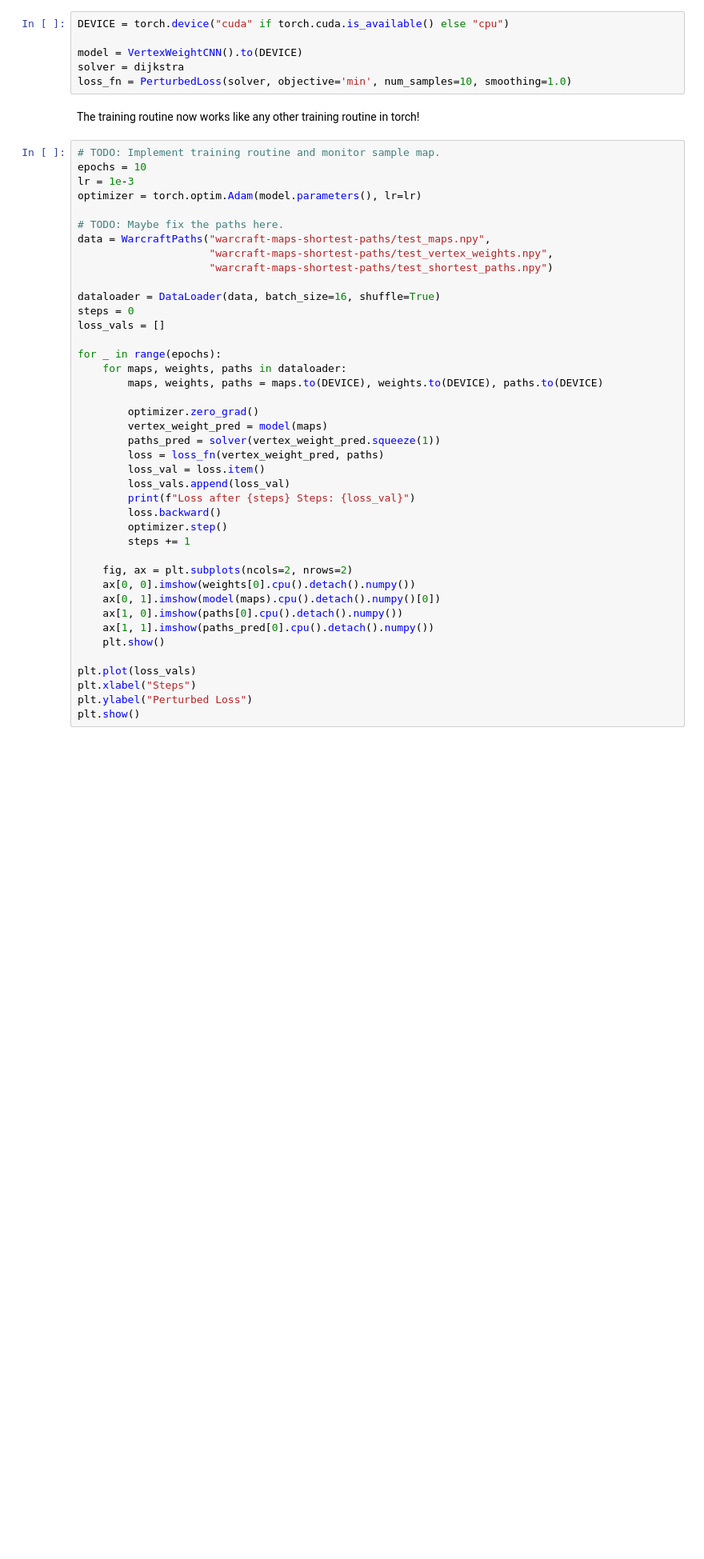
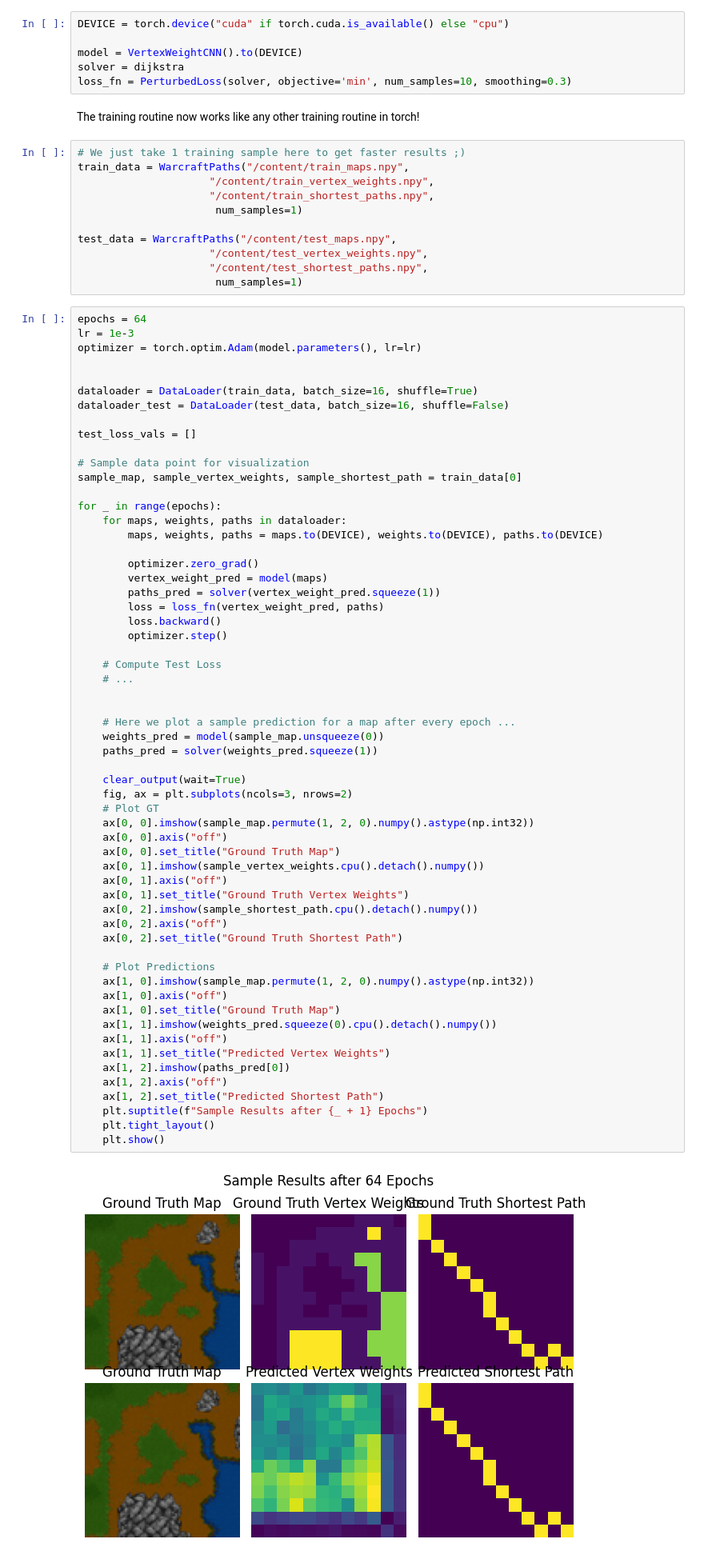
Before and after one commit to fekonrad/CombOptLayer, a Jupyter notebook: Demo/COptLayer_Warcraft_Demo.ipynb, the cells around one changed output. Shown: that part at 80% size. Saved outputs shown, nothing was run; the diff lists cells and outputs as text; blank space fills up the shorter version.

```diff
--- a/Demo/COptLayer_Warcraft_Demo.ipynb
+++ b/Demo/COptLayer_Warcraft_Demo.ipynb
@@ -195,47 +261,78 @@ DEVICE = torch.device("cuda" if torch.cuda.is_available() else "cpu")
 
 model = VertexWeightCNN().to(DEVICE)
 solver = dijkstra
-loss_fn = PerturbedLoss(solver, objective='min', num_samples=10, smoothing=1.0)
+loss_fn = PerturbedLoss(solver, objective='min', num_samples=10, smoothing=0.3)
 # %% [markdown]
 The training routine now works like any other training routine in torch!
+# %%
+# We just take 1 training sample here to get faster results ;)
+train_data = WarcraftPaths("/content/train_maps.npy",
+                     "/content/train_vertex_weights.npy",
+                     "/content/train_shortest_paths.npy",
+                      num_samples=1)
+
+test_data = WarcraftPaths("/content/test_maps.npy",
+                     "/content/test_vertex_weights.npy",
+                     "/content/test_shortest_paths.npy",
+                      num_samples=1)
 # %%
-# TODO: Implement training routine and monitor sample map.
-epochs = 10
+epochs = 64
 lr = 1e-3
 optimizer = torch.optim.Adam(model.parameters(), lr=lr)
 
-# TODO: Maybe fix the paths here.
-data = WarcraftPaths("warcraft-maps-shortest-paths/test_maps.npy",
-                     "warcraft-maps-shortest-paths/test_vertex_weights.npy",
-                     "warcraft-maps-shortest-paths/test_shortest_paths.npy")
 
-dataloader = DataLoader(data, batch_size=16, shuffle=True)
-steps = 0
-loss_vals = []
+dataloader = DataLoader(train_data, batch_size=16, shuffle=True)
+dataloader_test = DataLoader(test_data, batch_size=16, shuffle=False)
+
+test_loss_vals = []
+
+# Sample data point for visualization
+sample_map, sample_vertex_weights, sample_shortest_path = train_data[0]
 
 for _ in range(epochs):
     for maps, weights, paths in dataloader:
         maps, weights, paths = maps.to(DEVICE), weights.to(DEVICE), paths.to(DEVICE)
 
         optimizer.zero_grad()
         vertex_weight_pred = model(maps)
         paths_pred = solver(vertex_weight_pred.squeeze(1))
         loss = loss_fn(vertex_weight_pred, paths)
-        loss_val = loss.item()
-        loss_vals.append(loss_val)
-        print(f"Loss after {steps} Steps: {loss_val}")
         loss.backward()
         optimizer.step()
-        steps += 1
 
-    fig, ax = plt.subplots(ncols=2, nrows=2)
-    ax[0, 0].imshow(weights[0].cpu().detach().numpy())
-    ax[0, 1].imshow(model(maps).cpu().detach().numpy()[0])
-    ax[1, 0].imshow(paths[0].cpu().detach().numpy())
-    ax[1, 1].imshow(paths_pred[0].cpu().detach().numpy())
+    # Compute Test Loss
+    # ...
+
+
+    # Here we plot a sample prediction for a map after every epoch ...
+    weights_pred = model(sample_map.unsqueeze(0))
+    paths_pred = solver(weights_pred.squeeze(1))
+
+    clear_output(wait=True)
+    fig, ax = plt.subplots(ncols=3, nrows=2)
+    # Plot GT
+    ax[0, 0].imshow(sample_map.permute(1, 2, 0).numpy().astype(np.int32))
+    ax[0, 0].axis("off")
+    ax[0, 0].set_title("Ground Truth Map")
+    ax[0, 1].imshow(sample_vertex_weights.cpu().detach().numpy())
+    ax[0, 1].axis("off")
+    ax[0, 1].set_title("Ground Truth Vertex Weights")
+    ax[0, 2].imshow(sample_shortest_path.cpu().detach().numpy())
+    ax[0, 2].axis("off")
+    ax[0, 2].set_title("Ground Truth Shortest Path")
+
+    # Plot Predictions
+    ax[1, 0].imshow(sample_map.permute(1, 2, 0).numpy().astype(np.int32))
+    ax[1, 0].axis("off")
+    ax[1, 0].set_title("Ground Truth Map")
+    ax[1, 1].imshow(weights_pred.squeeze(0).cpu().detach().numpy())
+    ax[1, 1].axis("off")
+    ax[1, 1].set_title("Predicted Vertex Weights")
+    ax[1, 2].imshow(paths_pred[0])
+    ax[1, 2].axis("off")
+    ax[1, 2].set_title("Predicted Shortest Path")
+    plt.suptitle(f"Sample Results after {_ + 1} Epochs")
+    plt.tight_layout()
     plt.show()
-
-plt.plot(loss_vals)
-plt.xlabel("Steps")
-plt.ylabel("Perturbed Loss")
-plt.show()
+# %% [output]
+[figure, added]
```
Also changed, not shown: parts of 10 cells of this notebook.
